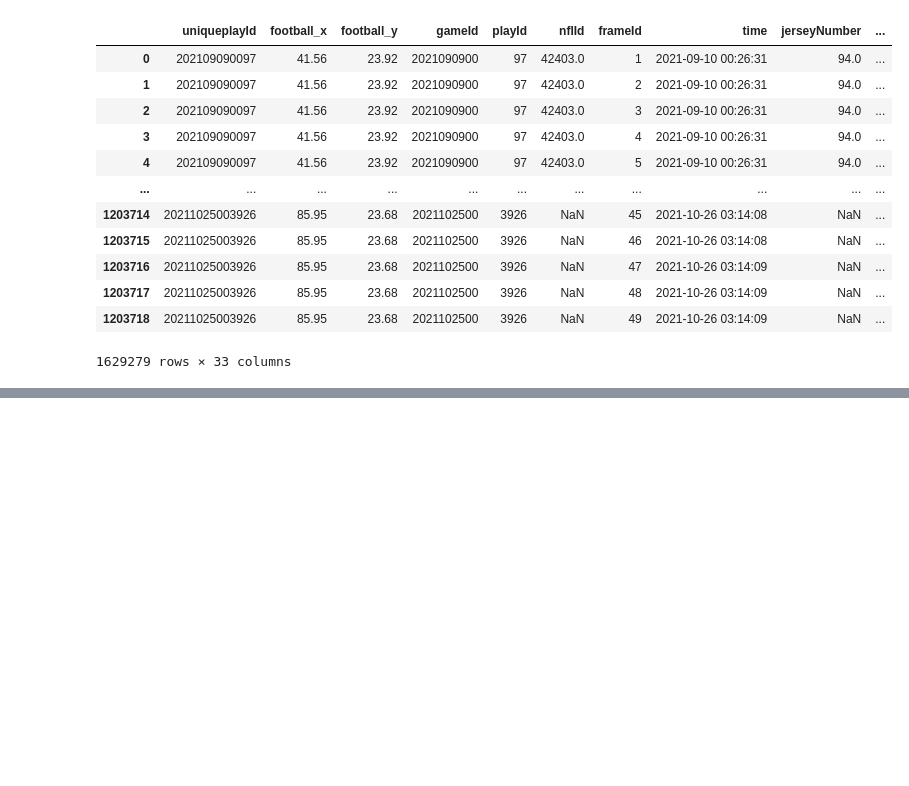
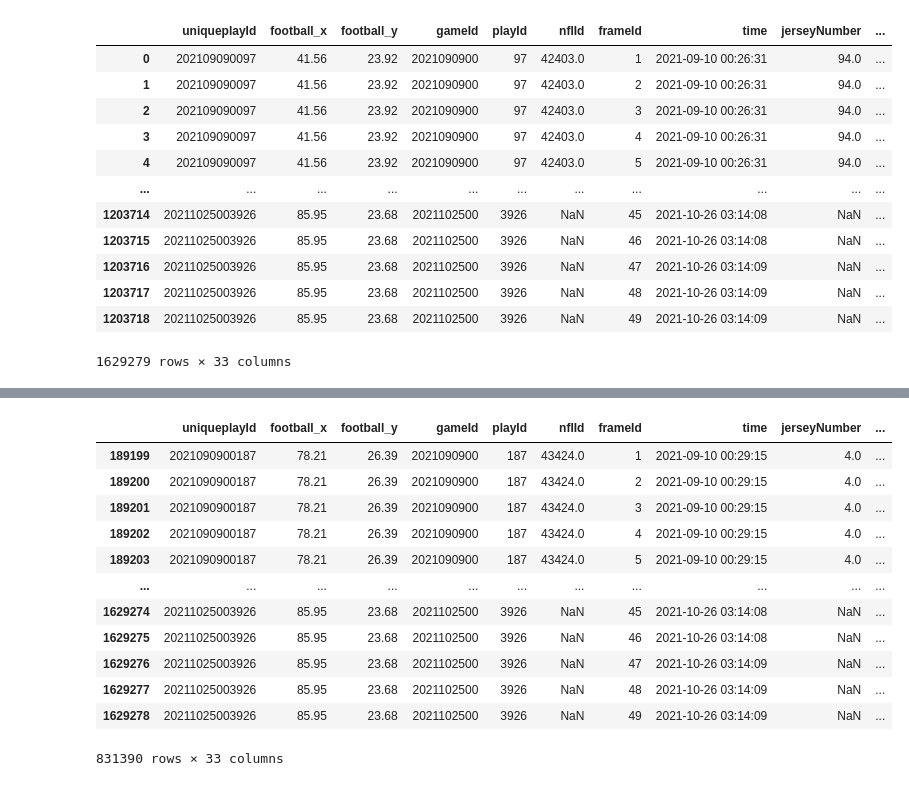
Before and after one commit to cnickol26/BigDataBowl2023, a Jupyter notebook: DataCleaning.ipynb, the cells around one changed output, grey strips where cells are left out. Saved outputs shown, nothing was run; the diff lists cells and outputs as text; code cells hidden in the pictures; blank space fills up the shorter version.

```diff
--- a/DataCleaning.ipynb
+++ b/DataCleaning.ipynb
@@ -450,0 +507,18 @@ locations_with_flip
+# %%
+flip_ids = flip3['uniqueplayId']
+flip_filtered = flip[flip['uniqueplayId'].isin(flip_ids)]
+flip_filtered
+# %% [output]
+|  | uniqueplayId | football_x | football_y | gameId | playId | nflId | frameId | time | jerseyNumber | ... |
+| 189199 | 2021090900187 | 78.21 | 26.39 | 2021090900 | 187 | 43424.0 | 1 | 2021-09-10 00:29:15 | 4.0 | ... |
+| 189200 | 2021090900187 | 78.21 | 26.39 | 2021090900 | 187 | 43424.0 | 2 | 2021-09-10 00:29:15 | 4.0 | ... |
+| 189201 | 2021090900187 | 78.21 | 26.39 | 2021090900 | 187 | 43424.0 | 3 | 2021-09-10 00:29:15 | 4.0 | ... |
+| 189202 | 2021090900187 | 78.21 | 26.39 | 2021090900 | 187 | 43424.0 | 4 | 2021-09-10 00:29:15 | 4.0 | ... |
+| 189203 | 2021090900187 | 78.21 | 26.39 | 2021090900 | 187 | 43424.0 | 5 | 2021-09-10 00:29:15 | 4.0 | ... |
+| ... | ... | ... | ... | ... | ... | ... | ... | ... | ... | ... |
+| 1629274 | 20211025003926 | 85.95 | 23.68 | 2021102500 | 3926 | NaN | 45 | 2021-10-26 03:14:08 | NaN | ... |
+| 1629275 | 20211025003926 | 85.95 | 23.68 | 2021102500 | 3926 | NaN | 46 | 2021-10-26 03:14:08 | NaN | ... |
+| 1629276 | 20211025003926 | 85.95 | 23.68 | 2021102500 | 3926 | NaN | 47 | 2021-10-26 03:14:09 | NaN | ... |
+| 1629277 | 20211025003926 | 85.95 | 23.68 | 2021102500 | 3926 | NaN | 48 | 2021-10-26 03:14:09 | NaN | ... |
+| 1629278 | 20211025003926 | 85.95 | 23.68 | 2021102500 | 3926 | NaN | 49 | 2021-10-26 03:14:09 | NaN | ... |
+831390 rows × 33 columns
```
Also changed, not shown: parts of 13 cells of this notebook.
